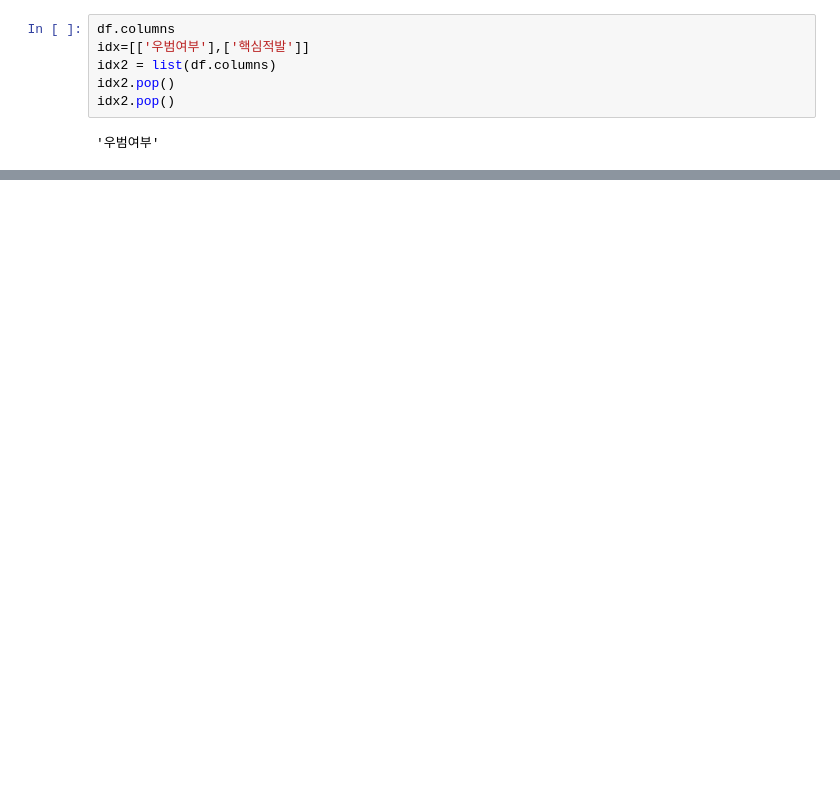
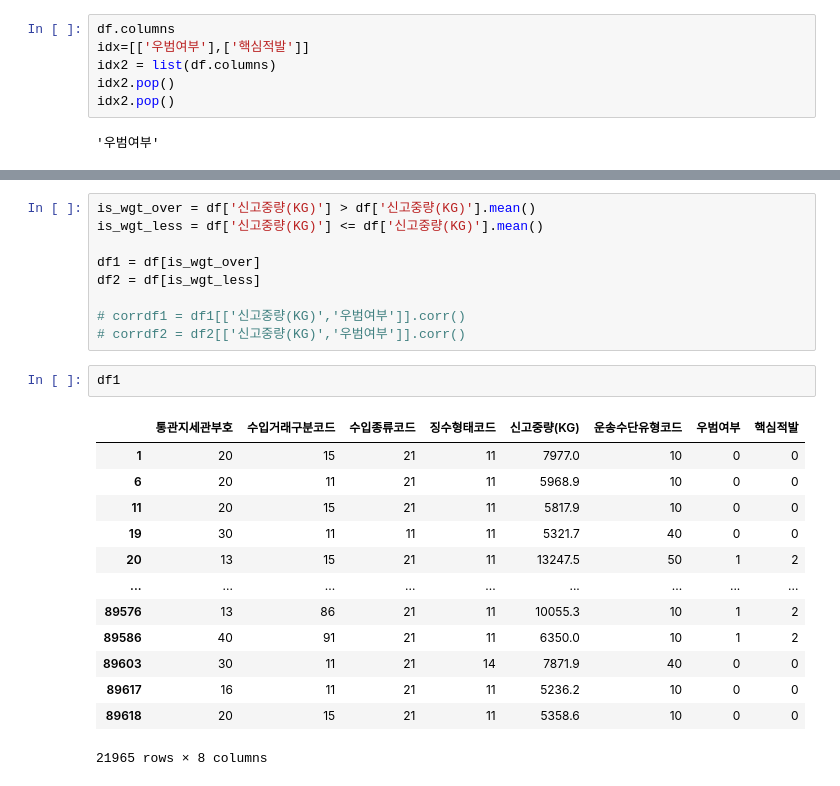
Before and after one commit to ahnsun98/WeHave5min, a Jupyter notebook: kijun/Untitled.ipynb, the cells around one changed output, grey strips where cells are left out. Saved outputs shown, nothing was run; the diff lists cells and outputs as text; blank space fills up the shorter version.

```diff
--- a/kijun/Untitled.ipynb
+++ b/kijun/Untitled.ipynb
@@ -157,0 +205,25 @@ max_wgt : 24.613459
+# %%
+is_wgt_over = df['신고중량(KG)'] > df['신고중량(KG)'].mean()
+is_wgt_less = df['신고중량(KG)'] <= df['신고중량(KG)'].mean()
+
+df1 = df[is_wgt_over]
+df2 = df[is_wgt_less]
+
+# corrdf1 = df1[['신고중량(KG)','우범여부']].corr()
+# corrdf2 = df2[['신고중량(KG)','우범여부']].corr()
+# %%
+df1
+# %% [output]
+|  | 통관지세관부호 | 수입거래구분코드 | 수입종류코드 | 징수형태코드 | 신고중량(KG) | 운송수단유형코드 | 우범여부 | 핵심적발 |
+| 1 | 20 | 15 | 21 | 11 | 7977.0 | 10 | 0 | 0 |
+| 6 | 20 | 11 | 21 | 11 | 5968.9 | 10 | 0 | 0 |
+| 11 | 20 | 15 | 21 | 11 | 5817.9 | 10 | 0 | 0 |
+| 19 | 30 | 11 | 11 | 11 | 5321.7 | 40 | 0 | 0 |
+| 20 | 13 | 15 | 21 | 11 | 13247.5 | 50 | 1 | 2 |
+| ... | ... | ... | ... | ... | ... | ... | ... | ... |
+| 89576 | 13 | 86 | 21 | 11 | 10055.3 | 10 | 1 | 2 |
+| 89586 | 40 | 91 | 21 | 11 | 6350.0 | 10 | 1 | 2 |
+| 89603 | 30 | 11 | 21 | 14 | 7871.9 | 40 | 0 | 0 |
+| 89617 | 16 | 11 | 21 | 11 | 5236.2 | 10 | 0 | 0 |
+| 89618 | 20 | 15 | 21 | 11 | 5358.6 | 10 | 0 | 0 |
+21965 rows × 8 columns
```
Also changed, not shown: parts of 18 cells of this notebook, 3 other files.
